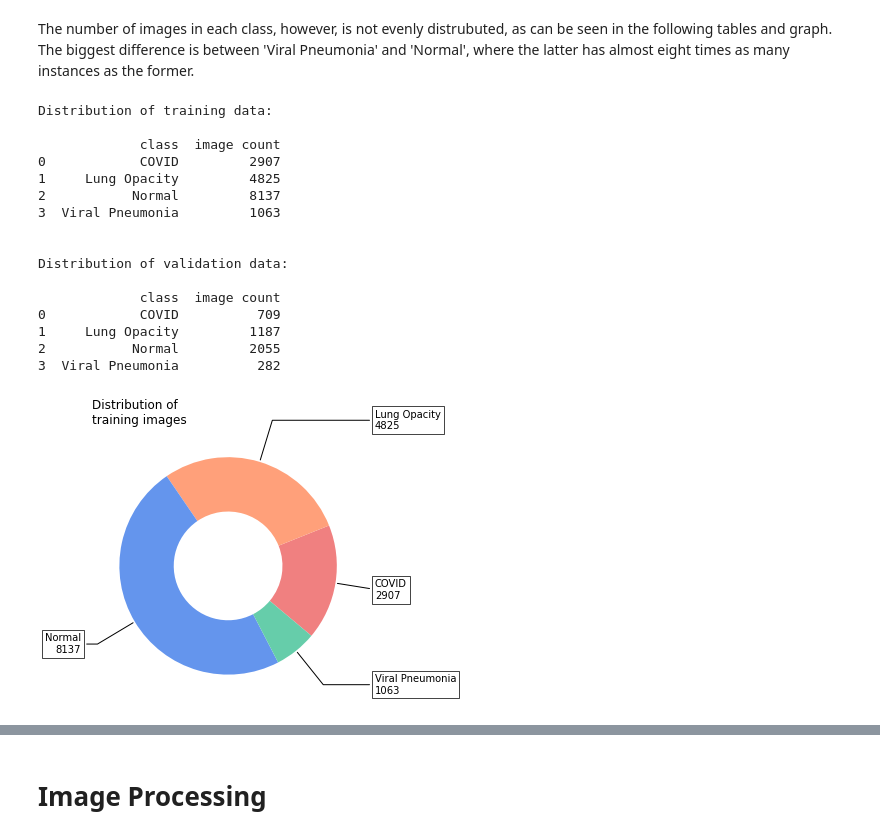
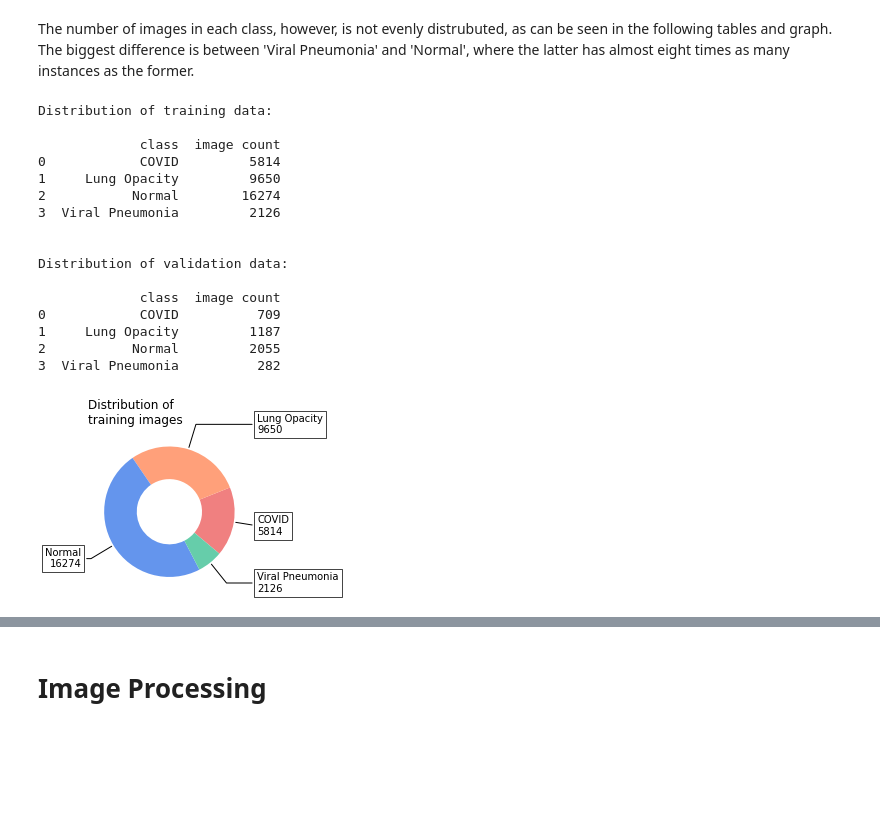
Before and after one commit to jmgaudet/image-processing-app, a Jupyter notebook: covid_19_project.ipynb, the cells around one changed output, grey strips where cells are left out. Saved outputs shown, nothing was run; the diff lists cells and outputs as text; code cells hidden in the pictures; blank space fills up the shorter version.

Commit message:
Can reshape images and add to train dataset

```diff
--- a/covid_19_project.ipynb
+++ b/covid_19_project.ipynb
@@ -35,7 +35,7 @@ from glob import glob
 # %%
 PATH = '/Users/jeremygaudet/Downloads/COVID-19_Radiography_Dataset'
 BATCH_SIZE = 32
-IMAGE_SIZE = (128, 128)
+IMAGE_SIZE = (64, 64)
 IMAGE_WIDTH = IMAGE_SIZE[0]
 IMAGE_HEIGHT = IMAGE_SIZE[1]
 # %% [markdown]
@@ -99,3 +78,35 @@ NUM_CLASSES = len(CLASS_NAMES)
 print(CLASS_NAMES)
 # %% [output]
 ['COVID', 'Lung Opacity', 'Normal', 'Viral Pneumonia']
+# %%
+import scipy.ndimage as ndimage
+
+def reshape_image(image):
+    image = tf.image.random_brightness(image, max_delta=1.)
+    image = tf.image.random_contrast(image, 0.7, 1.3)
+    image = tf.image.random_flip_left_right(image)
+    noise = tf.random.normal(shape=tf.shape(image), mean=0.0, stddev=3, dtype=tf.float32)
+    image = tf.add(image, noise)
+    # image = ndimage.gaussian_filter(image, sigma=1)
+    return image
+
+def tf_reshape_image(image, label):
+    im_shape = image.shape
+    [image,] = tf.py_function(reshape_image, [image], [tf.float32])
+    image.set_shape(im_shape)
+    return image, label
+
+def show(image, label):
+    plt.imshow(image, cmap='gray')
+    plt.title(CLASS_NAMES[label])
+    plt.axis('off')
+# %%
+train_ds_reshaped = train_ds.map(tf_reshape_image)
+train_ds = train_ds.concatenate(train_ds_reshaped)
+train_ds.shuffle(buffer_size=len(train_ds)*BATCH_SIZE)
+
+plt.figure(figsize=(10, 10))
+for image, label in train_ds.take(1):
+    for i in range(32):
+        ax = plt.subplot(8, 4, i + 1)
+        show(image[i], label[i])
@@ -107,7 +120,7 @@ The number of images in each class, however, is not evenly distrubuted, as can b
 training_labels = np.concatenate([y for x, y in train_ds], axis=0)
 validation_labels = np.concatenate([y for x, y in val_ds], axis=0)
 # %%
-# Use pandas to store the count of each class in the training set
+# Use pandas to store the image count of each class in the training set
 unique, counts = np.unique(training_labels, return_counts=True)
 train_df = pd.DataFrame(dict(zip(CLASS_NAMES, counts)).items(), columns=["class", "image count"])
 # Do the same for validation set
@@ -122,10 +135,10 @@ print(val_df)
 Distribution of training data:
 
              class  image count
-0            COVID         2907
-1     Lung Opacity         4825
-2           Normal         8137
-3  Viral Pneumonia         1063
+0            COVID         5814
+1     Lung Opacity         9650
+2           Normal        16274
+3  Viral Pneumonia         2126
 
 
 Distribution of validation data:
@@ -137,35 +150,35 @@ Distribution of validation data:
 3  Viral Pneumonia          282
 # %%
 def display_distribution_donut(data_frame):
-    fig, ax = plt.subplots(figsize=(10, 5), subplot_kw=dict(aspect="equal"))
+    fig, ax = plt.subplots(figsize=(3, 3), subplot_kw=dict(aspect="equal"))
 
     categories = data_frame['class']
     img_count = data_frame['image count']
 
     wedges, texts = ax.pie(
         img_count,
         wedgeprops=dict(width=0.5),
         startangle=-40,
         colors=['lightcoral','lightsalmon', 'cornflowerblue', 'mediumaquamarine'])
 
     bbox_props = dict(boxstyle="square,pad=0.3", fc="w", ec="k", lw=0.72)
     kw = dict(arrowprops=dict(arrowstyle="-"),
             bbox=bbox_props, zorder=0, va="center")
 
     for i, p in enumerate(wedges):
         ang = (p.theta2 - p.theta1)/2. + p.theta1
         y = np.sin(np.deg2rad(ang))
         x = np.cos(np.deg2rad(ang))
         horizontalalignment = {-1: "right", 1: "left"}[int(np.sign(x))]
         connectionstyle = "angle,angleA=0,angleB={}".format(ang)
         kw["arrowprops"].update({"connectionstyle": connectionstyle})
         ax.annotate(f'{categories[i]}\n{img_count[i]}', xy=(x, y), xytext=(1.35*np.sign(x), 1.4*y),
                     horizontalalignment=horizontalalignment, **kw)
     plt.title("Distribution of\ntraining images", loc='left')
     plt.show()
 
 display_distribution_donut(train_df)
 # %% [output]
-[figure, old version]
+[figure, new version]
 # %%
 plt.figure(figsize=(10, 10))
```
Also changed, not shown: parts of 12 cells of this notebook, 1 other file.
